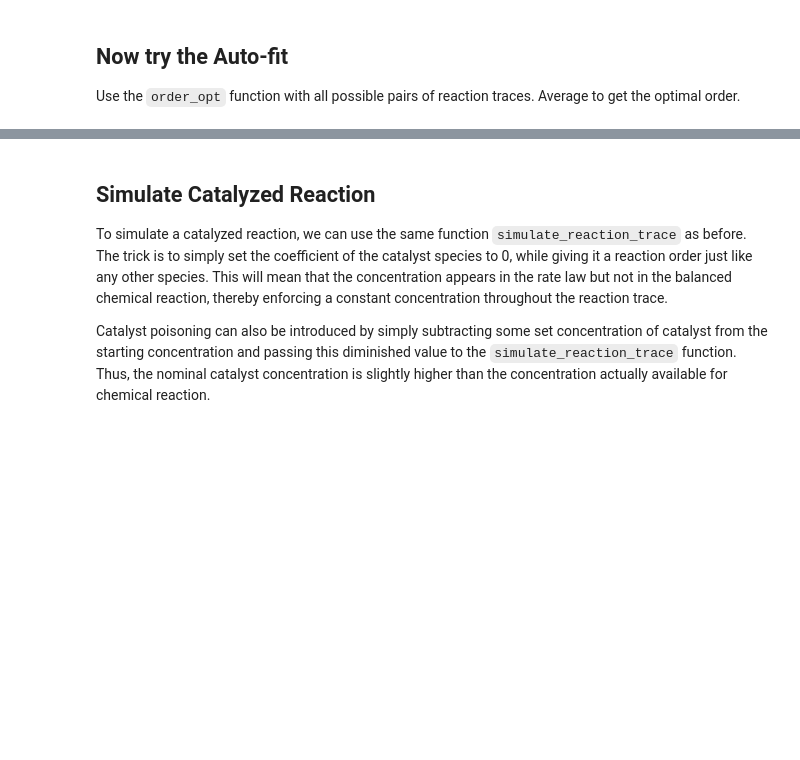
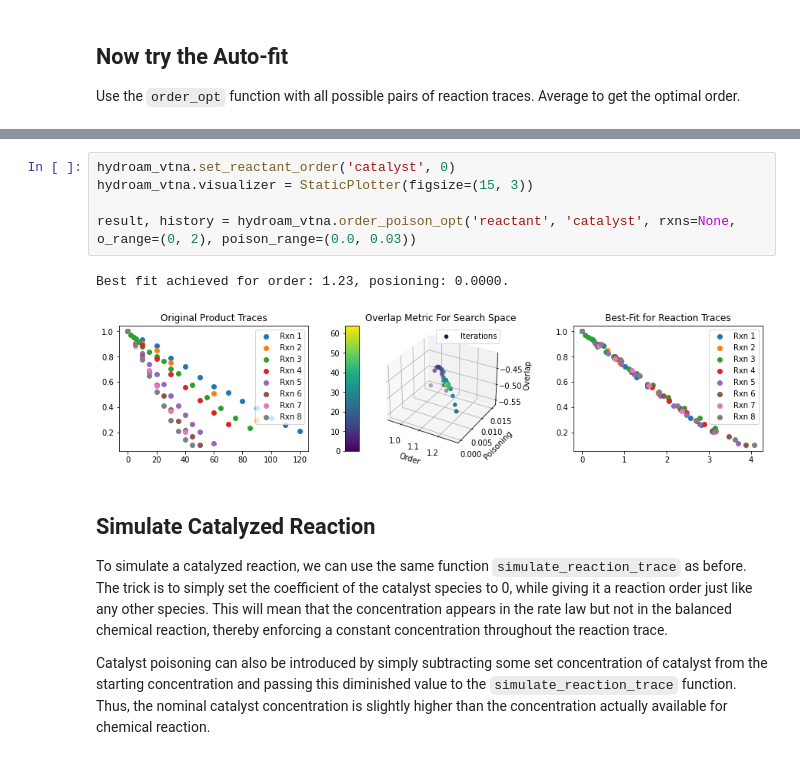
Before and after one commit to brettrhenderson/PyVTNA, a Jupyter notebook: notebooks/VTNA_Testing.ipynb, the cells around one changed output, grey strips where cells are left out. Drawn from its saved outputs; the diff is of its cells as text; blank space fills up the shorter version.

```diff
--- a/notebooks/VTNA_Testing.ipynb
+++ b/notebooks/VTNA_Testing.ipynb
@@ -255,3 +290,11 @@ Rate =  6.55e-02[catalyst]^1
+# %%
+hydroam_vtna.set_reactant_order('catalyst', 0)
+hydroam_vtna.visualizer = StaticPlotter(figsize=(15, 3))
+
+result, history = hydroam_vtna.order_poison_opt('reactant', 'catalyst', rxns=None, o_range=(0, 2), poison_range=(0.0, 0.03))
+# %% [output]
+Best fit achieved for order: 1.23, posioning: 0.0000.
+[figure, added]
 # %% [markdown]
 ## Simulate Catalyzed Reaction
 
```
Also changed, not shown: parts of 21 cells of this notebook, 4 other files.
